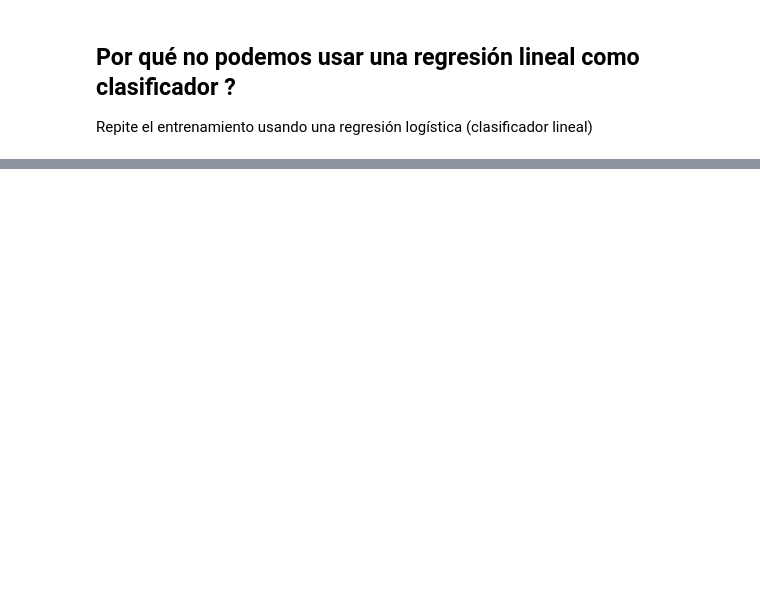
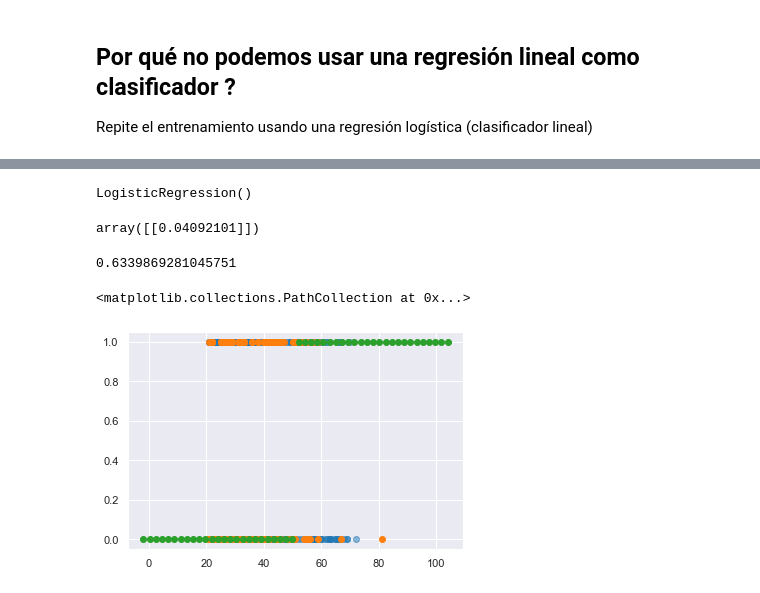
Before and after one commit to JanuszJSzturo/uib-aa-g1-material, a Jupyter notebook: W2 - Grad Desc and Intro to sklearn/2 - Intro to sklearn.ipynb, the cells around one changed output, grey strips where cells are left out. Drawn from its saved outputs; the diff is of its cells as text; code cells hidden in the pictures; blank space fills up the shorter version.

```diff
--- a/W2 - Grad Desc and Intro to sklearn/2 - Intro to sklearn.ipynb
+++ b/W2 - Grad Desc and Intro to sklearn/2 - Intro to sklearn.ipynb
@@ -137,4 +143,4 @@ y_train = ###
 # %%
 predictor_var = 'edad'
 # %%
-reg_lr.fit(###, ###)
+reg_lr.fit(X_train[[predictor_var]], y_train)
@@ -178,0 +197,31 @@ Repite el entrenamiento usando una regresión logística (clasificador lineal)
+# %%
+from sklearn.linear_model import LogisticRegression
+reg_log = LogisticRegression()
+# %%
+reg_log.fit(X_train[[predictor_var]], y_train)
+# %% [output]
+LogisticRegression()
+# %%
+reg_log.coef_
+# %% [output]
+array([[0.04092101]])
+# %%
+reg_log.score(X_test[[predictor_var]], y_test)
+# %% [output]
+0.6339869281045751
+# %%
+x_min = int(df[predictor_var].min() - 2*df[predictor_var].std())
+x_max = int(df[predictor_var].max() + 2*df[predictor_var].std())
+
+## Composición del rango (tenemos que darle las dimensiones correctas al vector, n_filas x 1 columna)
+X_for_plot = np.linspace(x_min, x_max).reshape(-1, 1)
+
+### Obtener predicciones
+y_hat = reg_log.predict(X_for_plot)
+# %%
+plt.scatter(X_train[predictor_var], y_train, alpha=0.5)
+plt.scatter(X_test[predictor_var], y_test)
+plt.scatter(X_for_plot, y_hat )
+# %% [output]
+<matplotlib.collections.PathCollection at 0x...>
+[figure, added]
```
Also changed, not shown: parts of 11 cells of this notebook, 4 other files.
